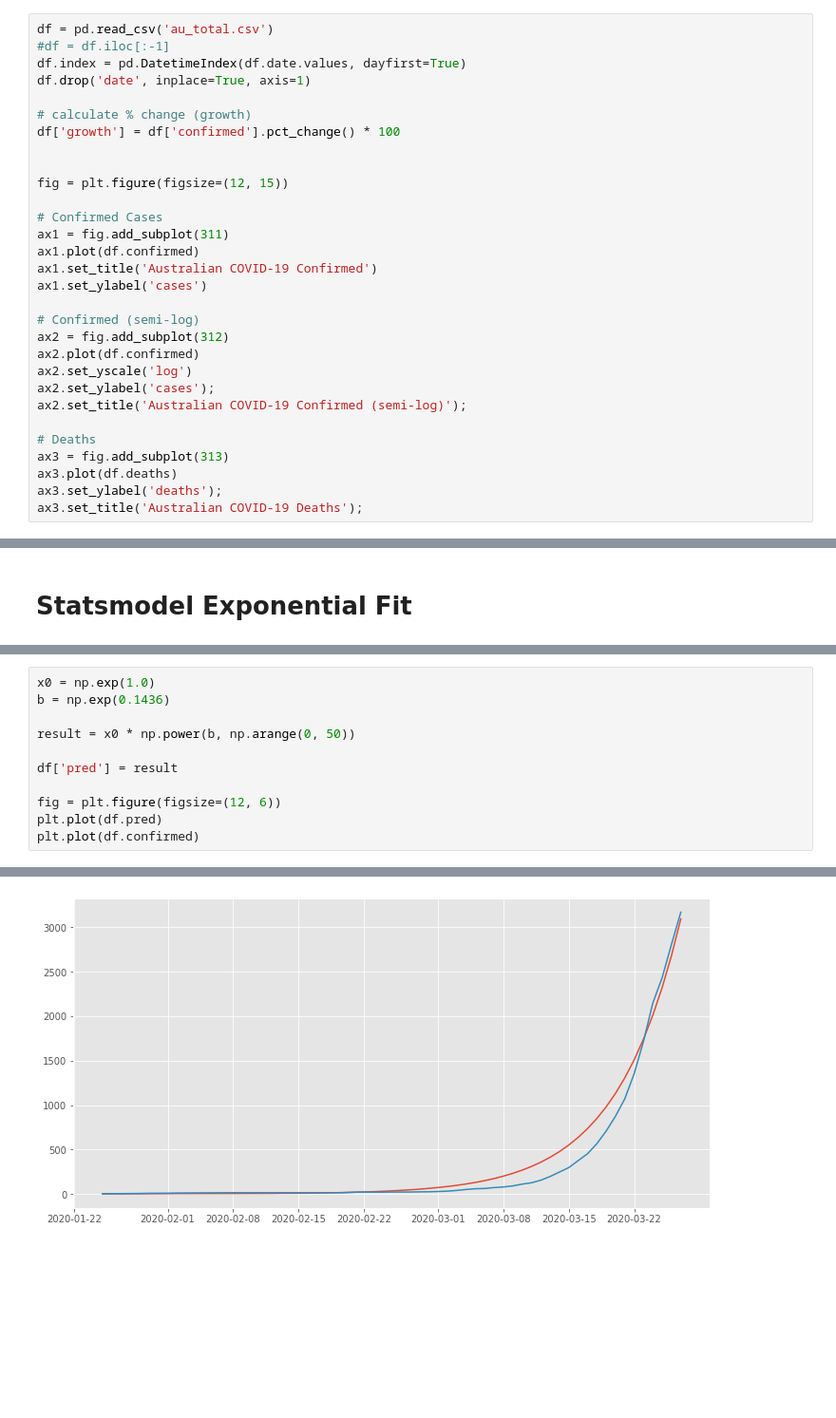
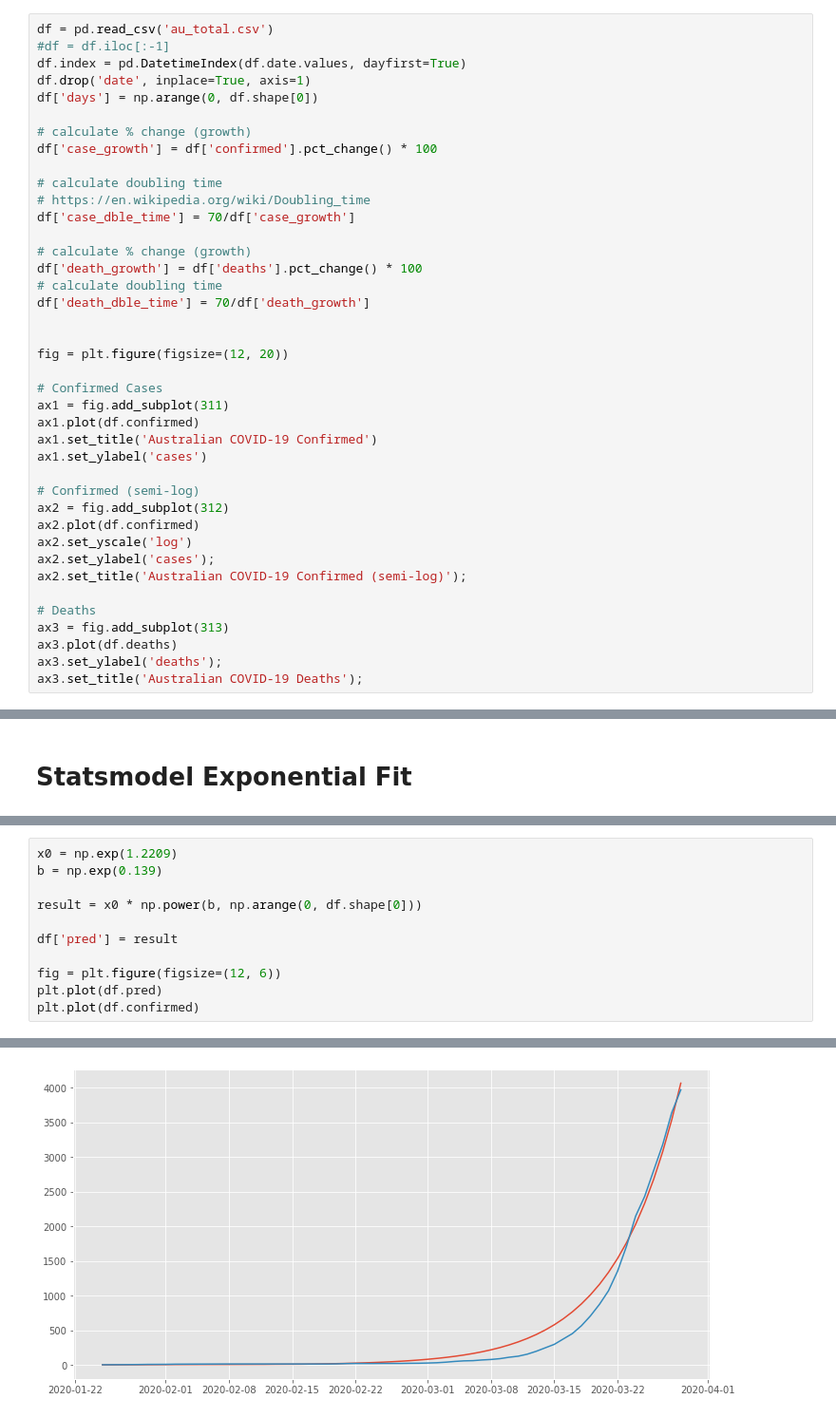
Before and after one commit to sumedho/covid19_australia, a Jupyter notebook: covid analysis.ipynb, the cells around one changed output, grey strips where cells are left out. Shown at 95% size. Drawn from its saved outputs; the diff is of its cells as text; blank space fills up the shorter version.

```diff
--- a/covid analysis.ipynb
+++ b/covid analysis.ipynb
@@ -16,12 +16,22 @@ df = pd.read_csv('au_total.csv')
 #df = df.iloc[:-1]
 df.index = pd.DatetimeIndex(df.date.values, dayfirst=True)
 df.drop('date', inplace=True, axis=1)
+df['days'] = np.arange(0, df.shape[0])
 
 # calculate % change (growth)
-df['growth'] = df['confirmed'].pct_change() * 100
+df['case_growth'] = df['confirmed'].pct_change() * 100
+
+# calculate doubling time
+# https://en.wikipedia.org/wiki/Doubling_time
+df['case_dble_time'] = 70/df['case_growth']
+
+# calculate % change (growth)
+df['death_growth'] = df['deaths'].pct_change() * 100
+# calculate doubling time
+df['death_dble_time'] = 70/df['death_growth']
 
 
-fig = plt.figure(figsize=(12, 15))
+fig = plt.figure(figsize=(12, 20))
 
 # Confirmed Cases
 ax1 = fig.add_subplot(311)
@@ -128,16 +164,16 @@ Covariance Type:            nonrobust
 Warnings:
 [1] Standard Errors assume that the covariance matrix of the errors is correctly specified.
 # %%
-x0 = np.exp(1.0)
-b = np.exp(0.1436)
+x0 = np.exp(1.2209)
+b = np.exp(0.139)
 
-result = x0 * np.power(b, np.arange(0, 50))
+result = x0 * np.power(b, np.arange(0, df.shape[0]))
 
 df['pred'] = result
 
 fig = plt.figure(figsize=(12, 6))
 plt.plot(df.pred)
 plt.plot(df.confirmed)
 # %% [output]
 [<matplotlib.lines.Line2D at 0x...>]
-[figure, old version]
+[figure, new version]
```
Also changed, not shown: parts of 10 cells of this notebook, 5 other files.
